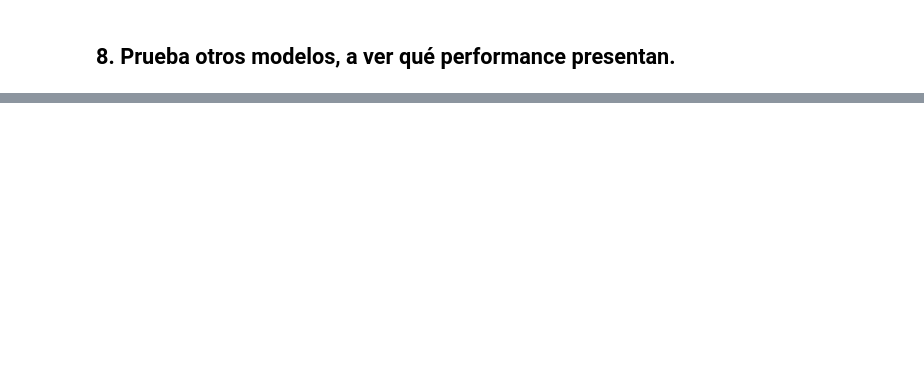
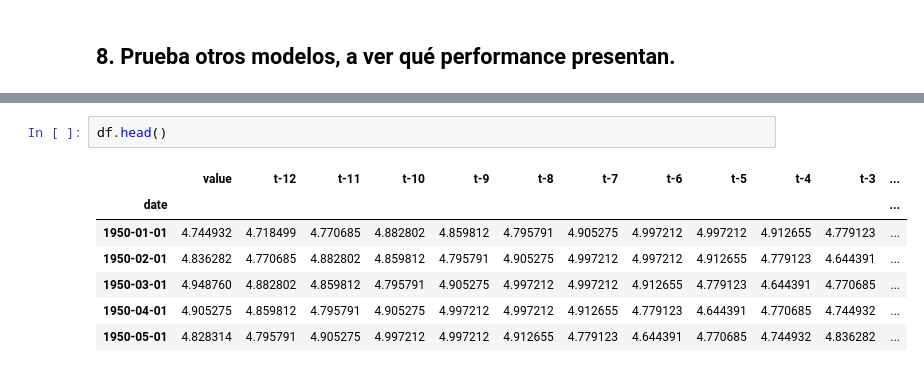
Before and after one commit to marcusRB/thebridge_ft_nov21, a Jupyter notebook: 4-Machine_Learning/4-Time_Series/ejercicios/Air Passengers Prediction.ipynb, the cells around one changed output, grey strips where cells are left out. Cells and saved outputs as stored; diff of their text form; blank space fills up the shorter version.

```diff
--- a/4-Machine_Learning/4-Time_Series/ejercicios/Air Passengers Prediction.ipynb
+++ b/4-Machine_Learning/4-Time_Series/ejercicios/Air Passengers Prediction.ipynb
@@ -202,0 +278,10 @@ MAE: 0.1328379263439204
+# %%
+df.head()
+# %% [output]
+|  | value | t-12 | t-11 | t-10 | t-9 | t-8 | t-7 | t-6 | t-5 | t-4 | t-3 | ... |
+| date |  |  |  |  |  |  |  |  |  |  |  | ... |
+| 1950-01-01 | 4.744932 | 4.718499 | 4.770685 | 4.882802 | 4.859812 | 4.795791 | 4.905275 | 4.997212 | 4.997212 | 4.912655 | 4.779123 | ... |
+| 1950-02-01 | 4.836282 | 4.770685 | 4.882802 | 4.859812 | 4.795791 | 4.905275 | 4.997212 | 4.997212 | 4.912655 | 4.779123 | 4.644391 | ... |
+| 1950-03-01 | 4.948760 | 4.882802 | 4.859812 | 4.795791 | 4.905275 | 4.997212 | 4.997212 | 4.912655 | 4.779123 | 4.644391 | 4.770685 | ... |
+| 1950-04-01 | 4.905275 | 4.859812 | 4.795791 | 4.905275 | 4.997212 | 4.997212 | 4.912655 | 4.779123 | 4.644391 | 4.770685 | 4.744932 | ... |
+| 1950-05-01 | 4.828314 | 4.795791 | 4.905275 | 4.997212 | 4.997212 | 4.912655 | 4.779123 | 4.644391 | 4.770685 | 4.744932 | 4.836282 | ... |
```
Also changed, not shown: parts of 9 cells of this notebook.
